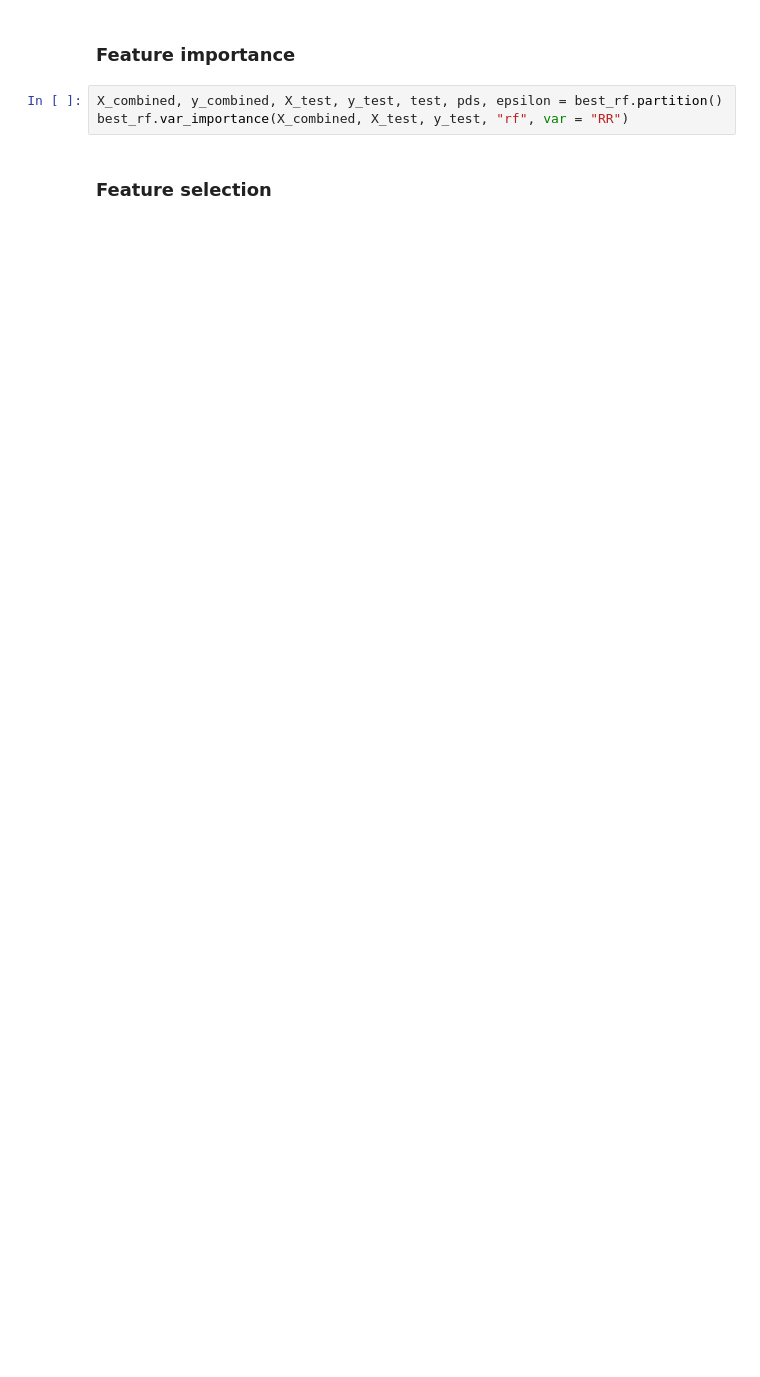
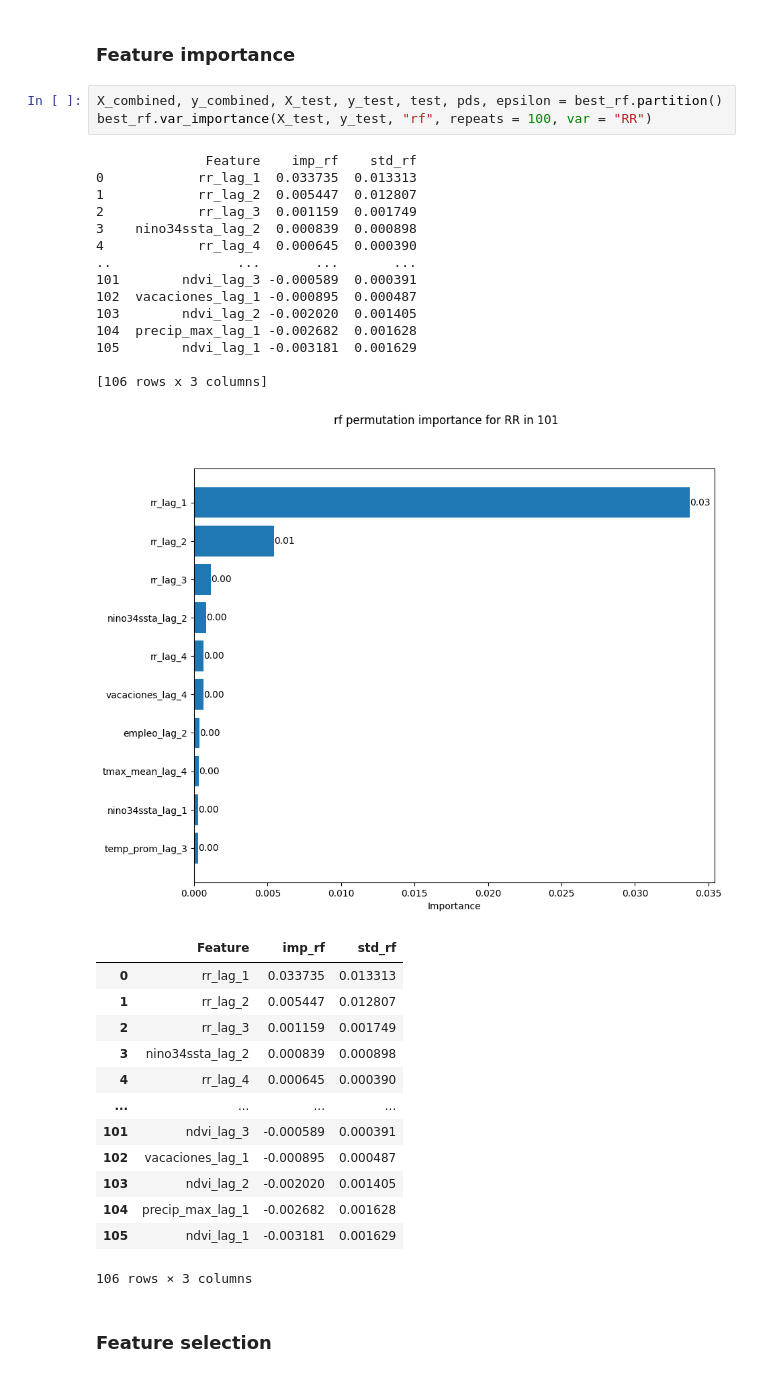
Before and after one commit to artisticlimon/dengue-model, a Jupyter notebook: models/model_scripts/model_options.ipynb, the cells around one changed output. Cells and saved outputs as stored; diff of their text form; blank space fills up the shorter version.

```diff
--- a/models/model_scripts/model_options.ipynb
+++ b/models/model_scripts/model_options.ipynb
@@ -196,7 +216,36 @@ best_rf.confint_nrmse("rf", X_combined, y_combined, X_test, y_test, epsilon, n_b
 ### Feature importance
 # %%
 X_combined, y_combined, X_test, y_test, test, pds, epsilon = best_rf.partition()
-best_rf.var_importance(X_combined, X_test, y_test, "rf", var = "RR")
+best_rf.var_importance(X_test, y_test, "rf", repeats = 100, var = "RR")
+# %% [output]
+              Feature    imp_rf    std_rf
+0            rr_lag_1  0.033735  0.013313
+1            rr_lag_2  0.005447  0.012807
+2            rr_lag_3  0.001159  0.001749
+3    nino34ssta_lag_2  0.000839  0.000898
+4            rr_lag_4  0.000645  0.000390
+..                ...       ...       ...
+101        ndvi_lag_3 -0.000589  0.000391
+102  vacaciones_lag_1 -0.000895  0.000487
+103        ndvi_lag_2 -0.002020  0.001405
+104  precip_max_lag_1 -0.002682  0.001628
+105        ndvi_lag_1 -0.003181  0.001629
+
+[106 rows x 3 columns]
+[figure, added]
+|  | Feature | imp_rf | std_rf |
+| 0 | rr_lag_1 | 0.033735 | 0.013313 |
+| 1 | rr_lag_2 | 0.005447 | 0.012807 |
+| 2 | rr_lag_3 | 0.001159 | 0.001749 |
+| 3 | nino34ssta_lag_2 | 0.000839 | 0.000898 |
+| 4 | rr_lag_4 | 0.000645 | 0.000390 |
+| ... | ... | ... | ... |
+| 101 | ndvi_lag_3 | -0.000589 | 0.000391 |
+| 102 | vacaciones_lag_1 | -0.000895 | 0.000487 |
+| 103 | ndvi_lag_2 | -0.002020 | 0.001405 |
+| 104 | precip_max_lag_1 | -0.002682 | 0.001628 |
+| 105 | ndvi_lag_1 | -0.003181 | 0.001629 |
+106 rows × 3 columns
 # %% [markdown]
 ### Feature selection
 # %%
```
Also changed, not shown: parts of 82 cells of this notebook.
